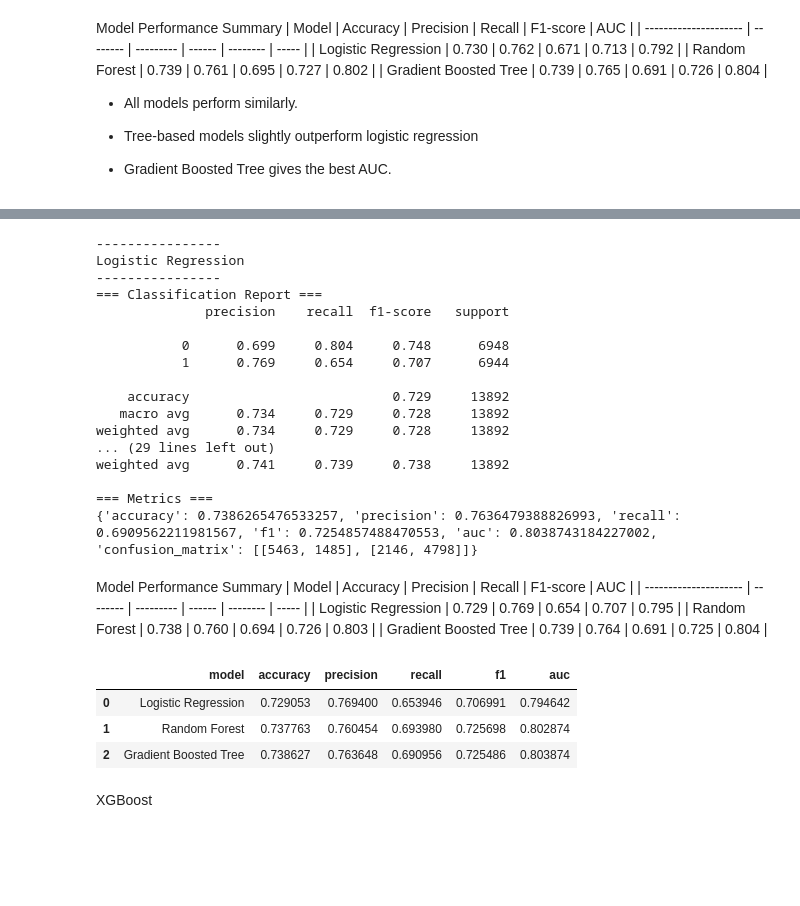
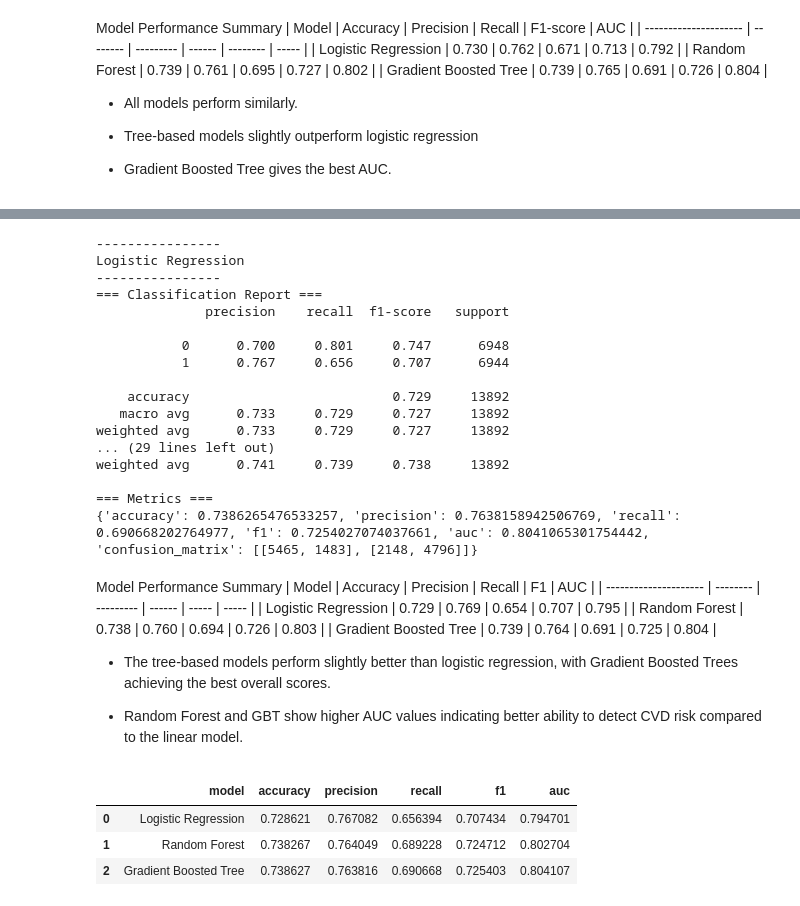
Before and after one commit to lizabguercho/DI_Final_Project_CVD, a Jupyter notebook: Final_project.ipynb, the cells around one changed output, grey strips where cells are left out. Cells and saved outputs as stored; diff of their text form; code cells hidden in the pictures; blank space fills up the shorter version.

```diff
--- a/Final_project.ipynb
+++ b/Final_project.ipynb
@@ -1644,13 +1641,12 @@ feature_cols3
  'pulse_pressure',
  'metabolic_syndrome_like']
 # %%
-feature_cols3 = [c for c in df_final_model.columns if c != "cardio"]
 final_models = {}
 for model_name, model in {"Logistic Regression": log_reg, "Random Forest": rf, "Gradient Boosted Tree": gb}.items():
     print('----------------')
     print(model_name)
     print('----------------')
-    baseline_models[model_name] = train_binary_classifier(model=model, df=df_final_model[feature_cols3 + ['cardio']], target="cardio")
+    final_models[model_name] = train_binary_classifier(model=model, df=df_final_model[feature_cols3 + ['cardio']], target="cardio")
 # %% [output]
 ----------------
 Logistic Regression
@@ -1658,61 +1654,65 @@ Logistic Regression
 === Classification Report ===
               precision    recall  f1-score   support
 
-           0      0.699     0.804     0.748      6948
-           1      0.769     0.654     0.707      6944
+           0      0.700     0.801     0.747      6948
+           1      0.767     0.656     0.707      6944
 
     accuracy                          0.729     13892
-   macro avg      0.734     0.729     0.728     13892
-weighted avg      0.734     0.729     0.728     13892
+   macro avg      0.733     0.729     0.727     13892
+weighted avg      0.733     0.729     0.727     13892
 ... (29 lines left out)
 weighted avg      0.741     0.739     0.738     13892
 
 === Metrics ===
-{'accuracy': 0.7386265476533257, 'precision': 0.7636479388826993, 'recall': 0.6909562211981567, 'f1': 0.7254857488470553, 'auc': 0.8038743184227002, 'confusion_matrix': [[5463, 1485], [2146, 4798]]}
+{'accuracy': 0.7386265476533257, 'precision': 0.7638158942506769, 'recall': 0.690668202764977, 'f1': 0.7254027074037661, 'auc': 0.8041065301754442, 'confusion_matrix': [[5465, 1483], [2148, 4796]]}
 # %% [markdown]
 Model Performance Summary
-| Model                 | Accuracy | Precision | Recall | F1-score | AUC   |
-| --------------------- | -------- | --------- | ------ | -------- | ----- |
-| Logistic Regression   | 0.729    | 0.769     | 0.654  | 0.707    | 0.795 |
-| Random Forest         | 0.738    | 0.760     | 0.694  | 0.726    | 0.803 |
-| Gradient Boosted Tree | 0.739    | 0.764     | 0.691  | 0.725    | 0.804 |
+| Model                 | Accuracy | Precision | Recall | F1    | AUC   |
+| --------------------- | -------- | --------- | ------ | ----- | ----- |
+| Logistic Regression   | 0.729    | 0.769     | 0.654  | 0.707 | 0.795 |
+| Random Forest         | 0.738    | 0.760     | 0.694  | 0.726 | 0.803 |
+| Gradient Boosted Tree | 0.739    | 0.764     | 0.691  | 0.725 | 0.804 |
+
+
+- The tree-based models perform slightly better than logistic regression, with Gradient Boosted Trees achieving the best overall scores.
+
+- Random Forest and GBT show higher AUC values indicating better ability to detect CVD risk compared to the linear model.
 # %%
 # save final results to csv
 
 final_results = [
     {
         "model": "Logistic Regression",
-        "accuracy": 0.7290526921969479,
-        "precision": 0.7694002033209082,
-        "recall": 0.6539458525345622,
-        "f1": 0.706990502880274,
-        "auc": 0.7946418000803863
+        "accuracy": 0.7286207889432768,
+        "precision": 0.7670817906428812,
+        "recall": 0.6563940092165899,
+        "f1": 0.707434424957318,
+        "auc": 0.7947013272061847,
     },
     {
         "model": "Random Forest",
-        "accuracy": 0.7377627411459833,
-        "precision": 0.7604544737257377,
-        "recall": 0.6939804147465438,
-        "f1": 0.7256983660868911,
-        "auc": 0.8028741818751011
+        "accuracy": 0.7382666282752663,
+        "precision": 0.7640485312899106,
+        "recall": 0.6892281105990783,
+        "f1": 0.7247122955784373,
+        "auc": 0.8027037979135327,
     },
     {
         "model": "Gradient Boosted Tree",
         "accuracy": 0.7386265476533257,
-        "precision": 0.7636479388826993,
-        "recall": 0.6909562211981567,
-        "f1": 0.7254857488470553,
-        "auc": 0.8038743184227002
+        "precision": 0.7638158942506769,
+        "recall": 0.690668202764977,
+        "f1": 0.7254027074037661,
+        "auc": 0.8041065301754442,
     }
 ]
+
 
 df_final = pd.DataFrame(final_results)
 df_final.to_csv("final_model_results.csv", index=False)
 df_final
 # %% [output]
 |  | model | accuracy | precision | recall | f1 | auc |
-| 0 | Logistic Regression | 0.729053 | 0.769400 | 0.653946 | 0.706991 | 0.794642 |
-| 1 | Random Forest | 0.737763 | 0.760454 | 0.693980 | 0.725698 | 0.802874 |
-| 2 | Gradient Boosted Tree | 0.738627 | 0.763648 | 0.690956 | 0.725486 | 0.803874 |
+| 0 | Logistic Regression | 0.728621 | 0.767082 | 0.656394 | 0.707434 | 0.794701 |
+| 1 | Random Forest | 0.738267 | 0.764049 | 0.689228 | 0.724712 | 0.802704 |
+| 2 | Gradient Boosted Tree | 0.738627 | 0.763816 | 0.690668 | 0.725403 | 0.804107 |
-# %% [markdown]
-XGBoost
```
Also changed, not shown: parts of 29 cells of this notebook.
